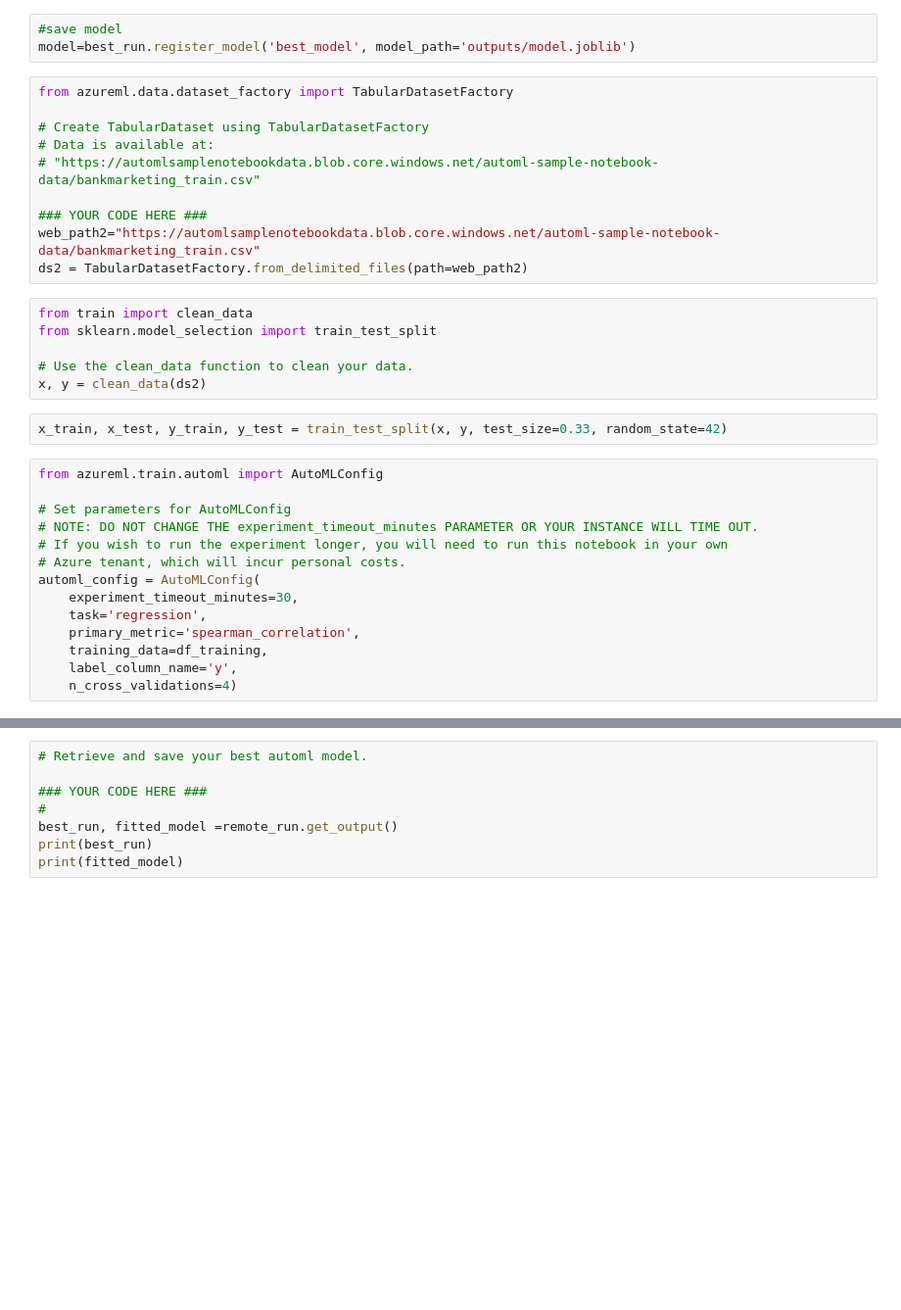
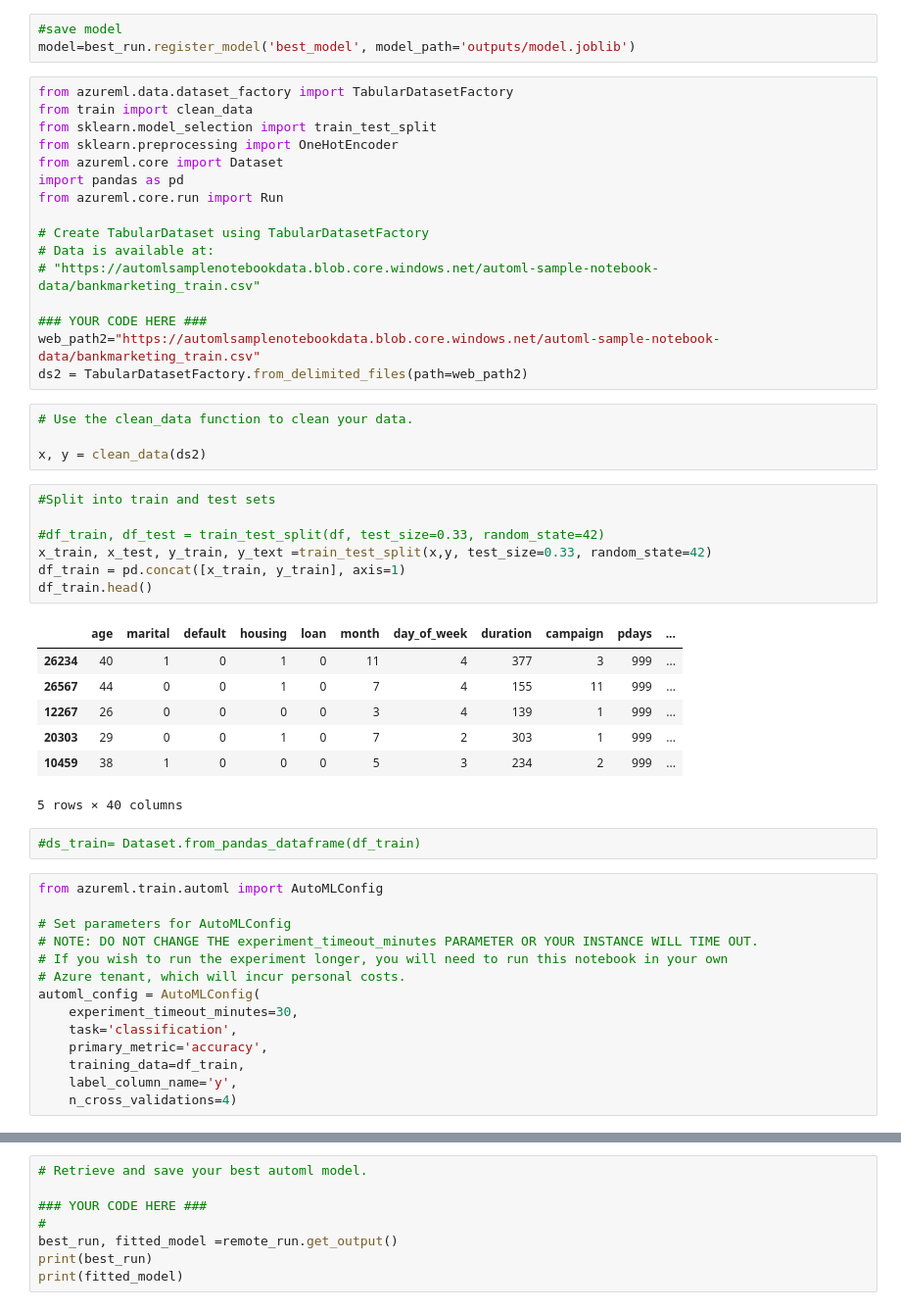
Before and after one commit to Birefringencex/Optimizing_a_Pipeline_in_Azure, a Jupyter notebook: udacity-project.ipynb, the cells around one changed output, grey strips where cells are left out. Shown at 98% size. Drawn from its saved outputs; the diff is of its cells as text; blank space fills up the shorter version.

```diff
--- a/udacity-project.ipynb
+++ b/udacity-project.ipynb
@@ -161,6 +161,12 @@ best_run.get_file_names()
 model=best_run.register_model('best_model', model_path='outputs/model.joblib')
 # %%
 from azureml.data.dataset_factory import TabularDatasetFactory
+from train import clean_data
+from sklearn.model_selection import train_test_split
+from sklearn.preprocessing import OneHotEncoder
+from azureml.core import Dataset
+import pandas as pd
+from azureml.core.run import Run
 
 # Create TabularDataset using TabularDatasetFactory
 # Data is available at:
@@ -170,13 +176,26 @@ from azureml.data.dataset_factory import TabularDatasetFactory
 web_path2="https://automlsamplenotebookdata.blob.core.windows.net/automl-sample-notebook-data/bankmarketing_train.csv"
 ds2 = TabularDatasetFactory.from_delimited_files(path=web_path2)
 # %%
-from train import clean_data
-from sklearn.model_selection import train_test_split
+# Use the clean_data function to clean your data.
 
-# Use the clean_data function to clean your data.
 x, y = clean_data(ds2)
-# %%
-x_train, x_test, y_train, y_test = train_test_split(x, y, test_size=0.33, random_state=42)
+# %%
+#Split into train and test sets
+
+#df_train, df_test = train_test_split(df, test_size=0.33, random_state=42)
+x_train, x_test, y_train, y_text =train_test_split(x,y, test_size=0.33, random_state=42)
+df_train = pd.concat([x_train, y_train], axis=1)
+df_train.head()
+# %% [output]
+|  | age | marital | default | housing | loan | month | day_of_week | duration | campaign | pdays | ... |
+| 26234 | 40 | 1 | 0 | 1 | 0 | 11 | 4 | 377 | 3 | 999 | ... |
+| 26567 | 44 | 0 | 0 | 1 | 0 | 7 | 4 | 155 | 11 | 999 | ... |
+| 12267 | 26 | 0 | 0 | 0 | 0 | 3 | 4 | 139 | 1 | 999 | ... |
+| 20303 | 29 | 0 | 0 | 1 | 0 | 7 | 2 | 303 | 1 | 999 | ... |
+| 10459 | 38 | 1 | 0 | 0 | 0 | 5 | 3 | 234 | 2 | 999 | ... |
+5 rows × 40 columns
+# %%
+#ds_train= Dataset.from_pandas_dataframe(df_train)
 # %%
 from azureml.train.automl import AutoMLConfig
 
@@ -186,9 +205,9 @@ from azureml.train.automl import AutoMLConfig
 # Azure tenant, which will incur personal costs.
 automl_config = AutoMLConfig(
     experiment_timeout_minutes=30,
-    task='regression',
-    primary_metric='spearman_correlation',
-    training_data=df_training,
+    task='classification',
+    primary_metric='accuracy',
+    training_data=df_train,
     label_column_name='y',
     n_cross_validations=4)
 # %%
```
Also changed, not shown: parts of 6 cells of this notebook.
